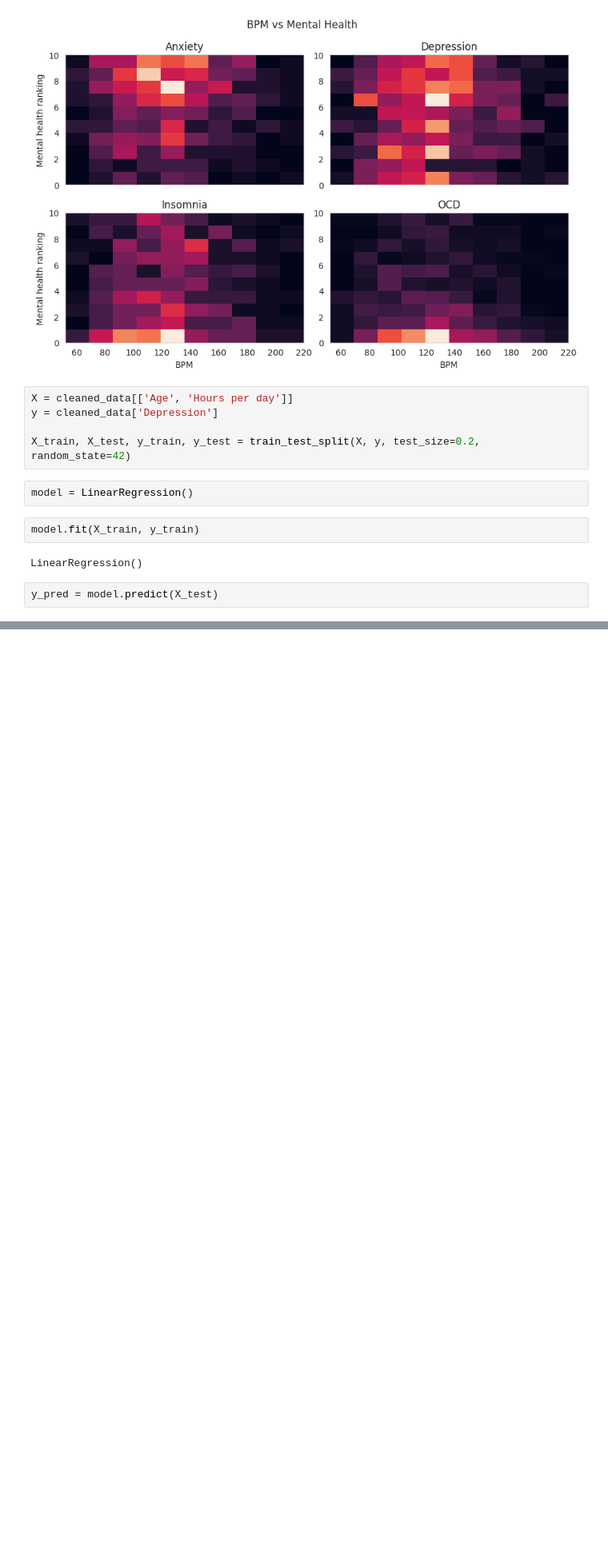
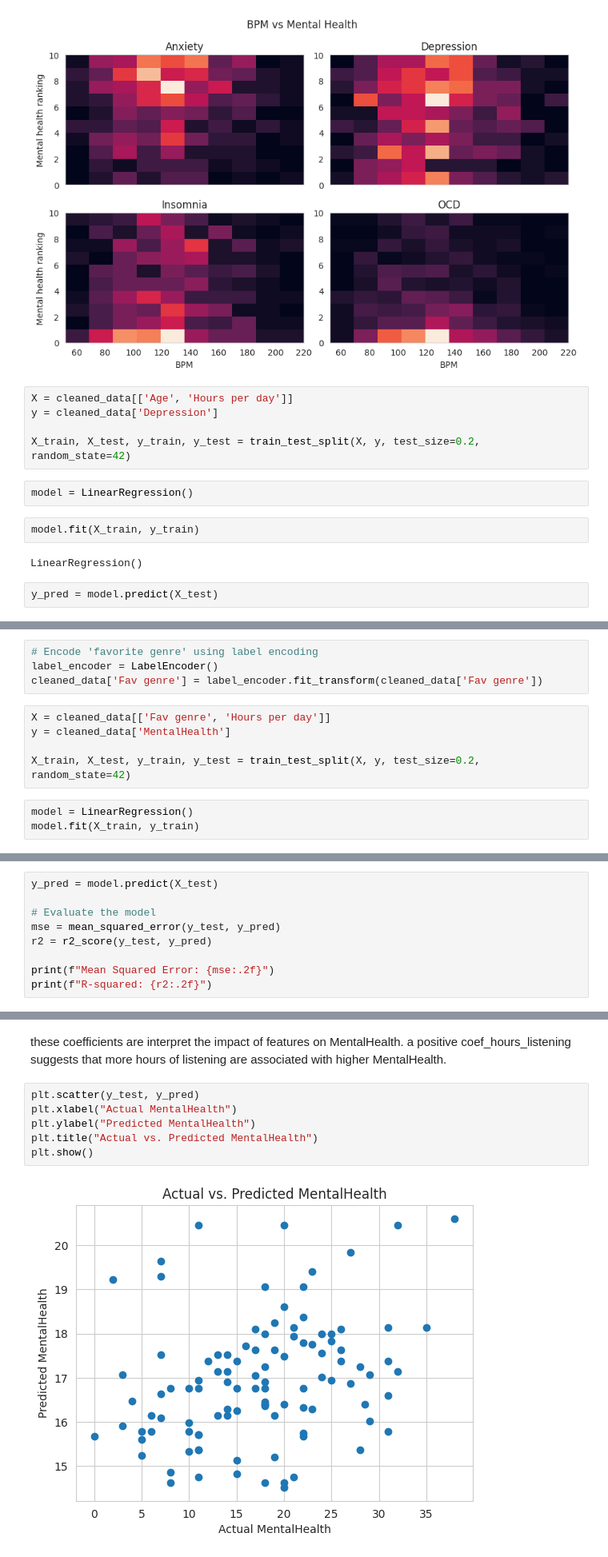
Before and after one commit to saraasadi78/Musichology, a Jupyter notebook: code.ipynb, the cells around one changed output, grey strips where cells are left out. Shown at 80% size. Cells and saved outputs as stored; diff of their text form; blank space fills up the shorter version.

Commit message:
add prediction

```diff
--- a/code.ipynb
+++ b/code.ipynb
@@ -402,0 +428,12 @@ plt.show()
+# %%
+# Encode 'favorite genre' using label encoding
+label_encoder = LabelEncoder()
+cleaned_data['Fav genre'] = label_encoder.fit_transform(cleaned_data['Fav genre'])
+# %%
+X = cleaned_data[['Fav genre', 'Hours per day']]
+y = cleaned_data['MentalHealth']
+
+X_train, X_test, y_train, y_test = train_test_split(X, y, test_size=0.2, random_state=42)
+# %%
+model = LinearRegression()
+model.fit(X_train, y_train)
@@ -402,0 +442,9 @@ plt.show()
+# %%
+y_pred = model.predict(X_test)
+
+# Evaluate the model
+mse = mean_squared_error(y_test, y_pred)
+r2 = r2_score(y_test, y_pred)
+
+print(f"Mean Squared Error: {mse:.2f}")
+print(f"R-squared: {r2:.2f}")
@@ -402,0 +472,11 @@ plt.show()
+# %% [markdown]
+these coefficients are interpret the impact of features on MentalHealth.
+a positive coef_hours_listening suggests that more hours of listening are associated with higher MentalHealth.
+# %%
+plt.scatter(y_test, y_pred)
+plt.xlabel("Actual MentalHealth")
+plt.ylabel("Predicted MentalHealth")
+plt.title("Actual vs. Predicted MentalHealth")
+plt.show()
+# %% [output]
+[figure, added]
```
Also changed, not shown: parts of 43 cells of this notebook.
